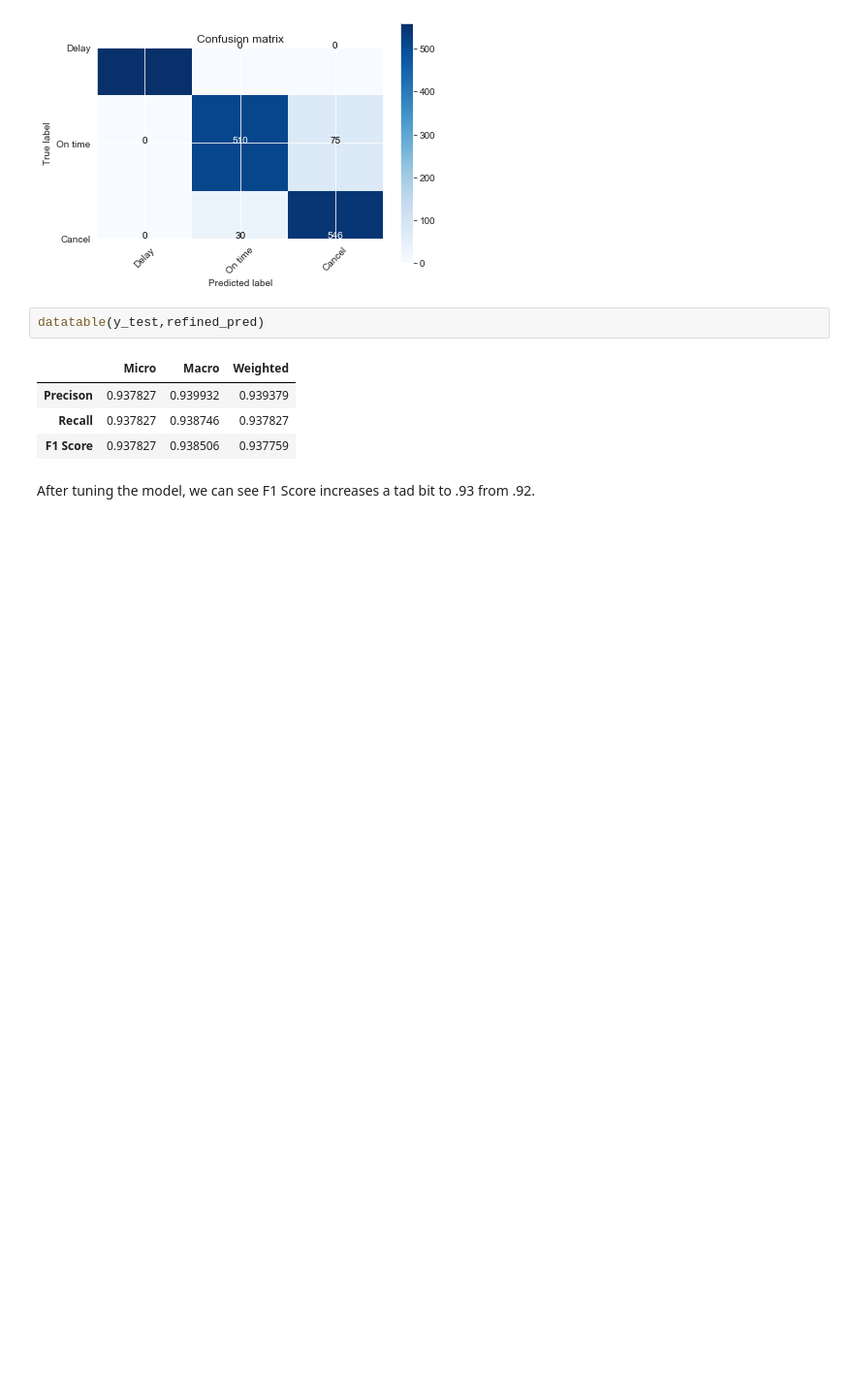
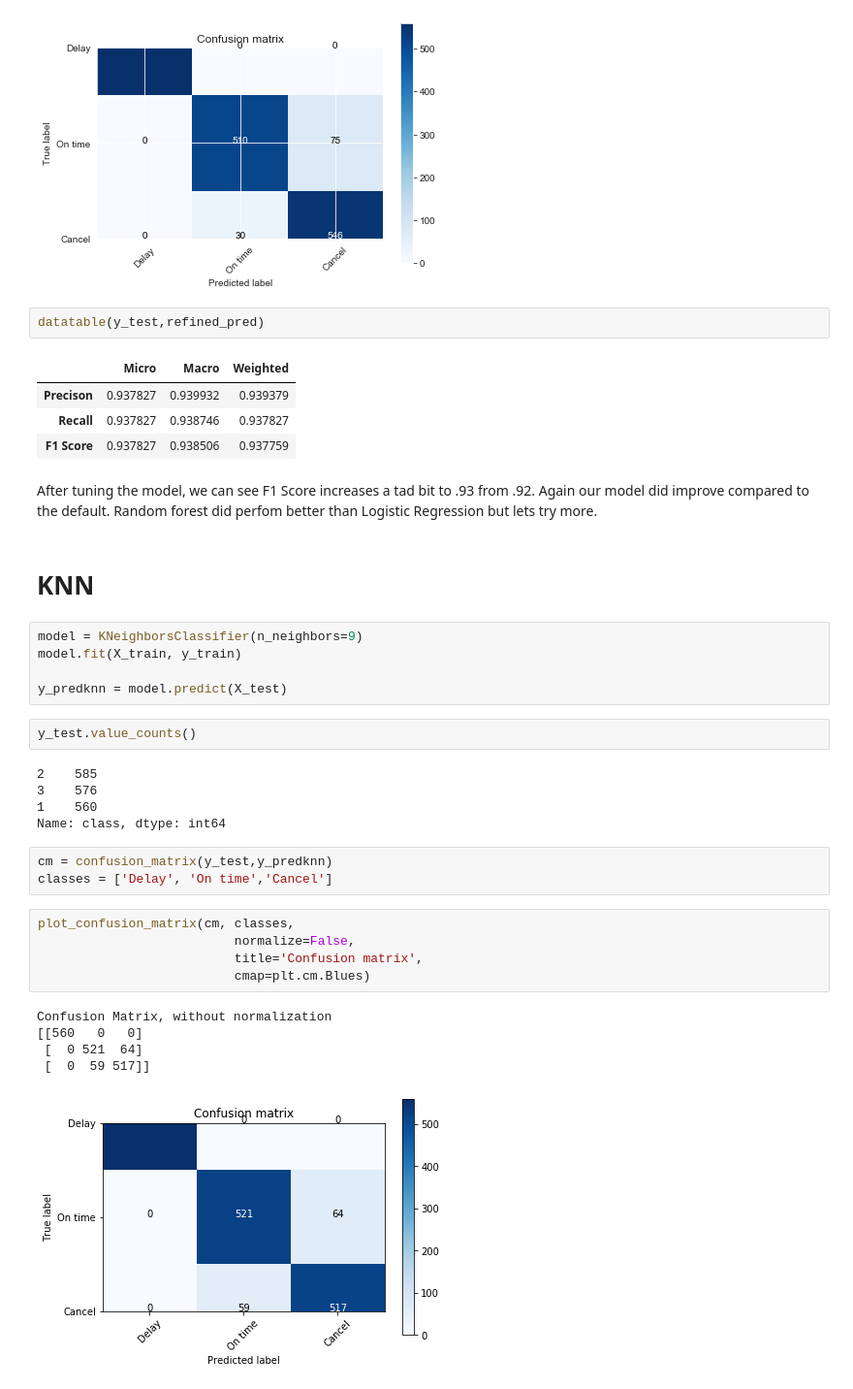
Before and after one commit to emilia329/Fly-High, a Jupyter notebook: EWRModel.ipynb, the cells around one changed output. Shown at 97% size. Drawn from its saved outputs; the diff is of its cells as text; blank space fills up the shorter version.

Commit message:
added models

```diff
--- a/EWRModel.ipynb
+++ b/EWRModel.ipynb
@@ -318,4 +321,32 @@ datatable(y_test,refined_pred)
 | Recall | 0.937827 | 0.938746 | 0.937827 |
 | F1 Score | 0.937827 | 0.938506 | 0.937759 |
 # %% [markdown]
-After tuning the model, we can see F1 Score increases a tad bit to .93 from .92.
+After tuning the model, we can see F1 Score increases a tad bit to .93 from .92. Again our model did improve compared to the default. Random forest did perfom better than Logistic Regression but lets try more.
+# %% [markdown]
+# KNN
+# %%
+model = KNeighborsClassifier(n_neighbors=9)
+model.fit(X_train, y_train)
+
+y_predknn = model.predict(X_test)
+# %%
+y_test.value_counts()
+# %% [output]
+2    585
+3    576
+1    560
+Name: class, dtype: int64
+# %%
+cm = confusion_matrix(y_test,y_predknn)
+classes = ['Delay', 'On time','Cancel']
+# %%
+plot_confusion_matrix(cm, classes,
+                          normalize=False,
+                          title='Confusion matrix',
+                          cmap=plt.cm.Blues)
+# %% [output]
+Confusion Matrix, without normalization
+[[560   0   0]
+ [  0 521  64]
+ [  0  59 517]]
+[figure, added]
```
Also changed, not shown: parts of 29 cells of this notebook.
